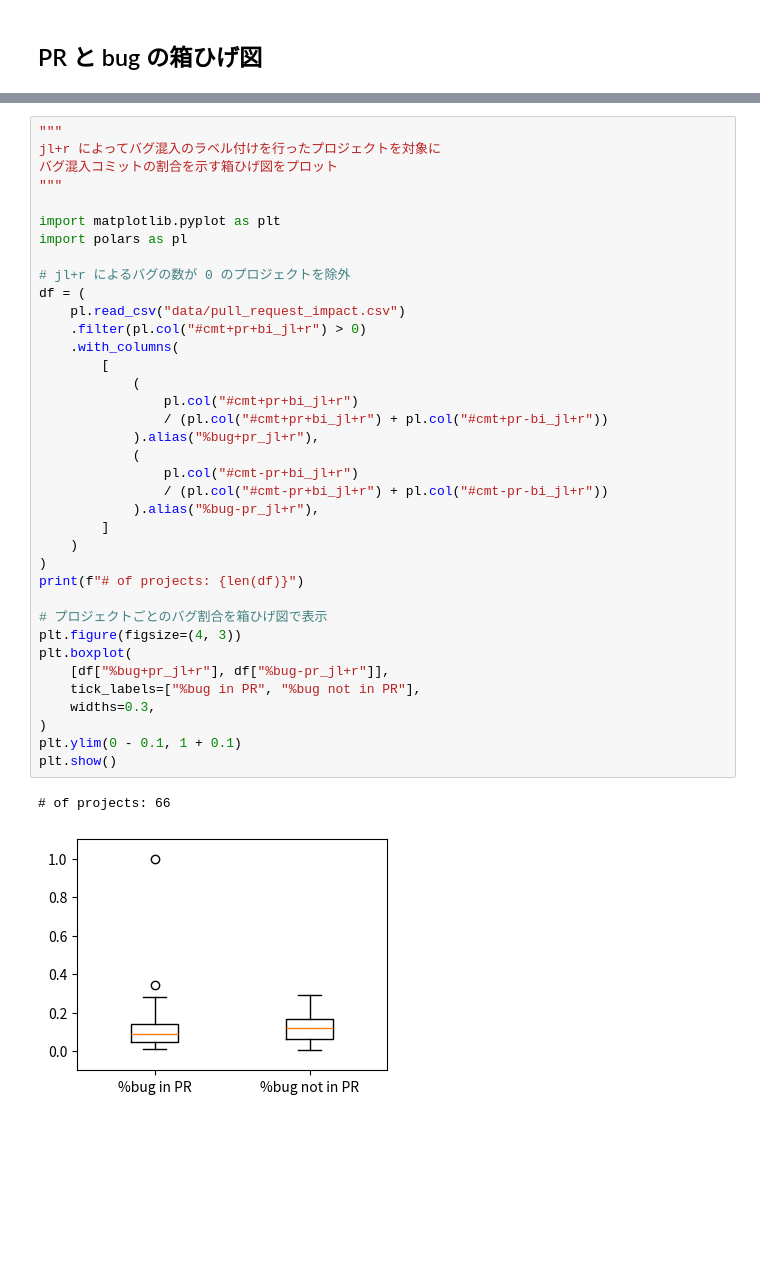
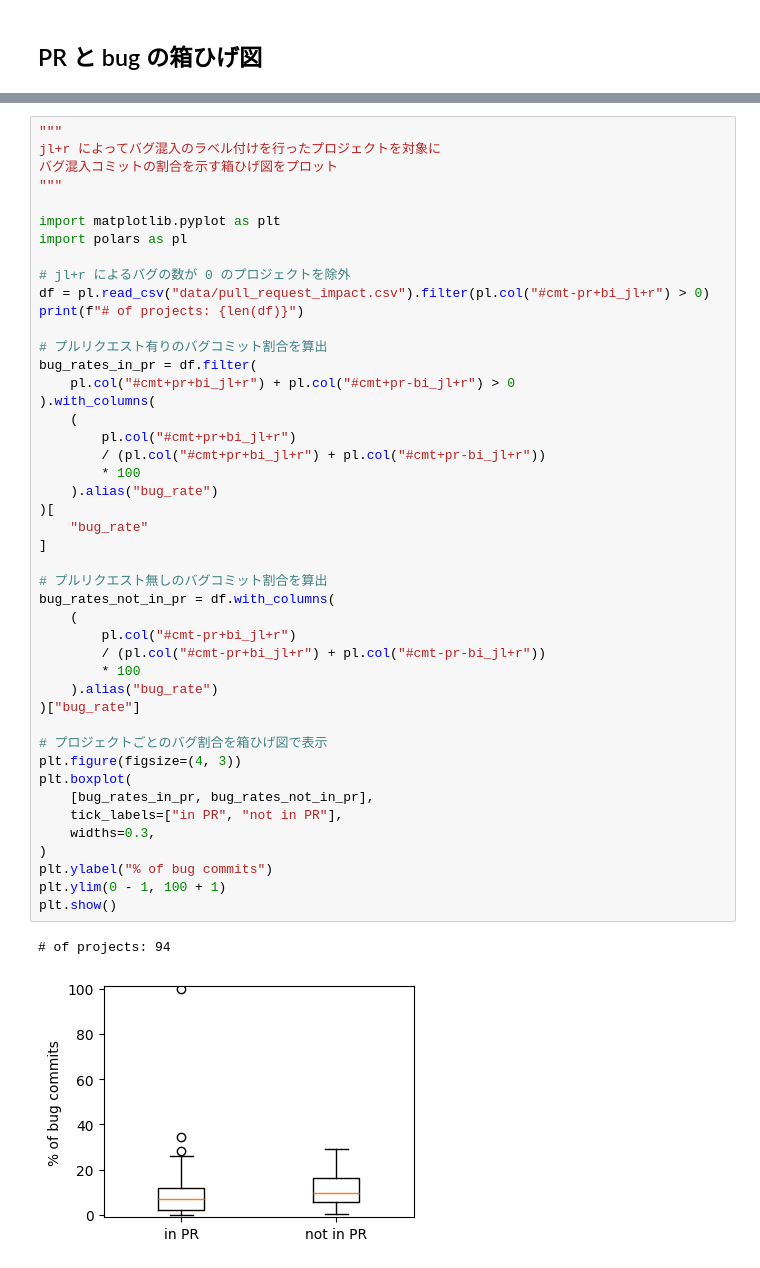
Before and after one commit to nrysk/research, a Jupyter notebook: 000/pull_request_impact.ipynb, the cells around one changed output, grey strips where cells are left out. Drawn from its saved outputs; the diff is of its cells as text; blank space fills up the shorter version.

```diff
--- a/002/pull_request_impact.ipynb
+++ b/000/pull_request_impact.ipynb
@@ -177,40 +179,48 @@ plot_bug_rate(filtered_df)
 # %%
 """
 jl+r によってバグ混入のラベル付けを行ったプロジェクトを対象に
 バグ混入コミットの割合を示す箱ひげ図をプロット
 """
 
 import matplotlib.pyplot as plt
 import polars as pl
 
 # jl+r によるバグの数が 0 のプロジェクトを除外
-df = (
-    pl.read_csv("data/pull_request_impact.csv")
-    .filter(pl.col("#cmt+pr+bi_jl+r") > 0)
-    .with_columns(
-        [
-            (
-                pl.col("#cmt+pr+bi_jl+r")
-                / (pl.col("#cmt+pr+bi_jl+r") + pl.col("#cmt+pr-bi_jl+r"))
-            ).alias("%bug+pr_jl+r"),
-            (
-                pl.col("#cmt-pr+bi_jl+r")
-                / (pl.col("#cmt-pr+bi_jl+r") + pl.col("#cmt-pr-bi_jl+r"))
-            ).alias("%bug-pr_jl+r"),
-        ]
-    )
-)
+df = pl.read_csv("data/pull_request_impact.csv").filter(pl.col("#cmt-pr+bi_jl+r") > 0)
 print(f"# of projects: {len(df)}")
+
+# プルリクエスト有りのバグコミット割合を算出
+bug_rates_in_pr = df.filter(
+    pl.col("#cmt+pr+bi_jl+r") + pl.col("#cmt+pr-bi_jl+r") > 0
+).with_columns(
+    (
+        pl.col("#cmt+pr+bi_jl+r")
+        / (pl.col("#cmt+pr+bi_jl+r") + pl.col("#cmt+pr-bi_jl+r"))
+        * 100
+    ).alias("bug_rate")
+)[
+    "bug_rate"
+]
+
+# プルリクエスト無しのバグコミット割合を算出
+bug_rates_not_in_pr = df.with_columns(
+    (
+        pl.col("#cmt-pr+bi_jl+r")
+        / (pl.col("#cmt-pr+bi_jl+r") + pl.col("#cmt-pr-bi_jl+r"))
+        * 100
+    ).alias("bug_rate")
+)["bug_rate"]
 
 # プロジェクトごとのバグ割合を箱ひげ図で表示
 plt.figure(figsize=(4, 3))
 plt.boxplot(
-    [df["%bug+pr_jl+r"], df["%bug-pr_jl+r"]],
-    tick_labels=["%bug in PR", "%bug not in PR"],
+    [bug_rates_in_pr, bug_rates_not_in_pr],
+    tick_labels=["in PR", "not in PR"],
     widths=0.3,
 )
-plt.ylim(0 - 0.1, 1 + 0.1)
+plt.ylabel("% of bug commits")
+plt.ylim(0 - 1, 100 + 1)
 plt.show()
 # %% [output]
-# of projects: 66
+# of projects: 94
-[figure, old version]
+[figure, new version]
```
Also changed, not shown: parts of 5 cells of this notebook, 18 other files.
